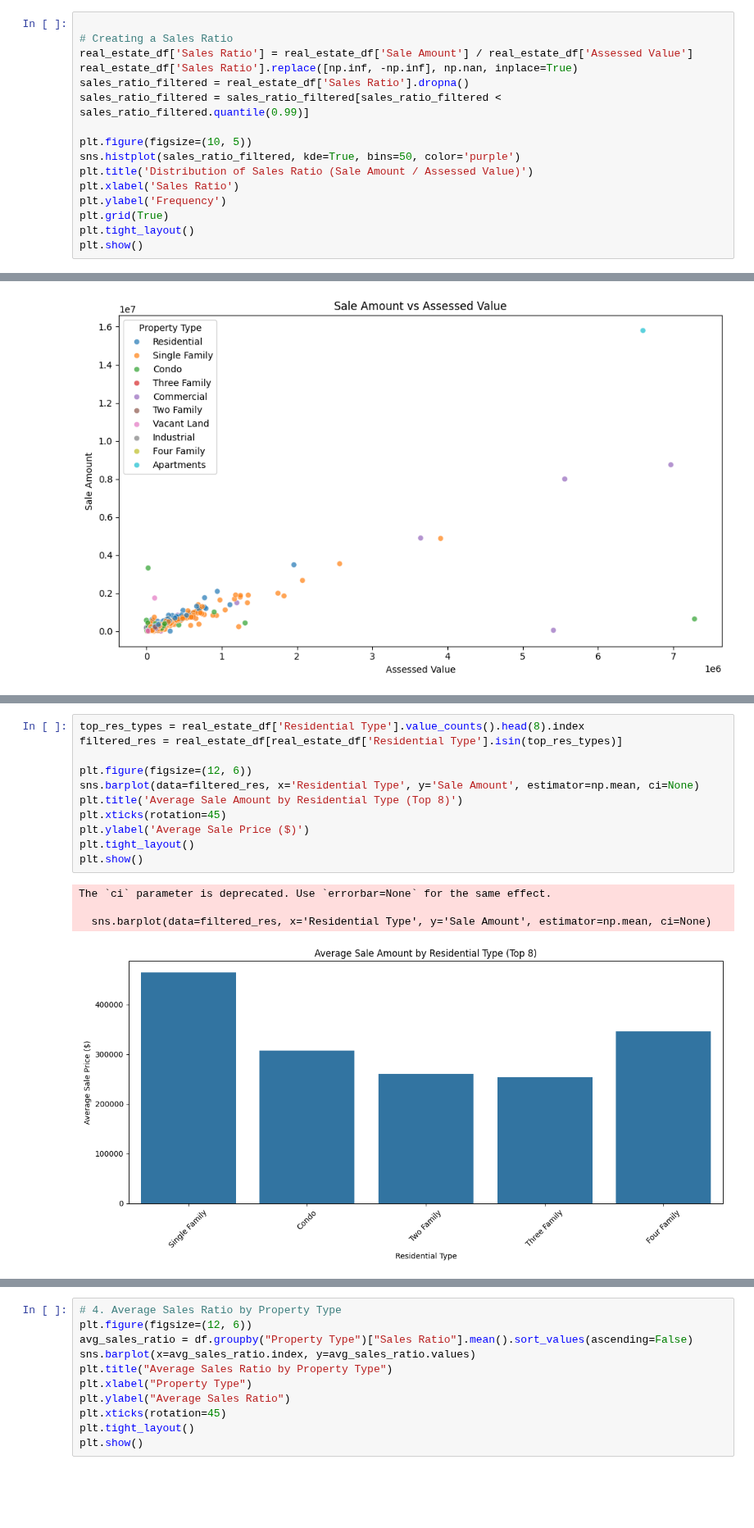
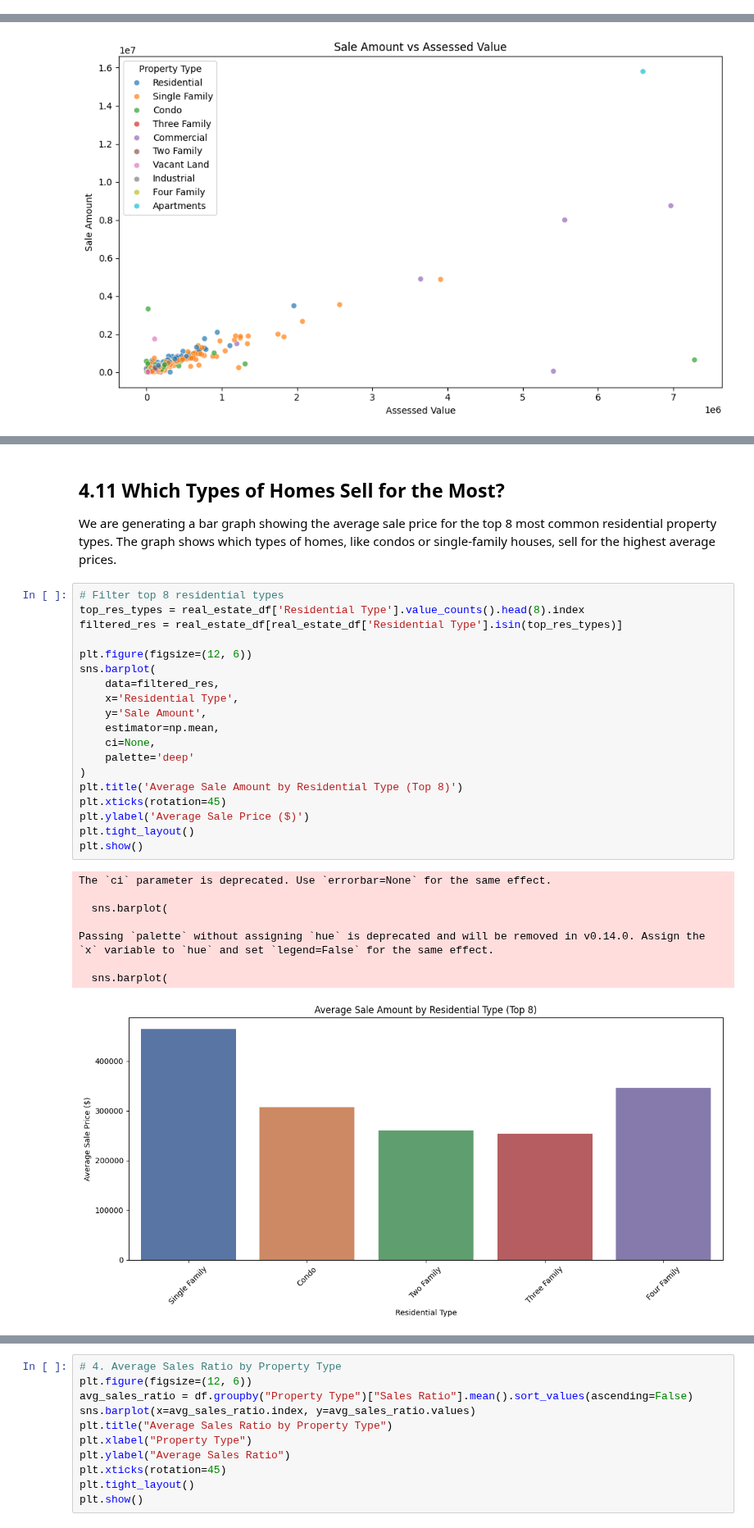
Before and after one commit to kthanikonda/DataWithPython, a Jupyter notebook: Real_Estate_Project-2.ipynb, the cells around one changed output, grey strips where cells are left out. Shown at 82% size. Saved outputs shown, nothing was run; the diff lists cells and outputs as text; blank space fills up the shorter version.

```diff
--- a/Real_Estate_Project-2.ipynb
+++ b/Real_Estate_Project-2.ipynb
@@ -594,16 +593,0 @@ Most values seem to be close to 1, meaning many properties were sold at prices s
-# %%
-
-# Creating a Sales Ratio
-real_estate_df['Sales Ratio'] = real_estate_df['Sale Amount'] / real_estate_df['Assessed Value']
-real_estate_df['Sales Ratio'].replace([np.inf, -np.inf], np.nan, inplace=True)
-sales_ratio_filtered = real_estate_df['Sales Ratio'].dropna()
-sales_ratio_filtered = sales_ratio_filtered[sales_ratio_filtered < sales_ratio_filtered.quantile(0.99)]
-
-plt.figure(figsize=(10, 5))
-sns.histplot(sales_ratio_filtered, kde=True, bins=50, color='purple')
-plt.title('Distribution of Sales Ratio (Sale Amount / Assessed Value)')
-plt.xlabel('Sales Ratio')
-plt.ylabel('Frequency')
-plt.grid(True)
-plt.tight_layout()
-plt.show()
@@ -662,16 +636,32 @@ plt.show()
+# %% [markdown]
+## 4.11 Which Types of Homes Sell for the Most?
+
+We are generating a bar graph showing the average sale price for the top 8 most common residential property types. The graph shows which types of homes, like condos or single-family houses, sell for the highest average prices.
 # %%
+# Filter top 8 residential types
 top_res_types = real_estate_df['Residential Type'].value_counts().head(8).index
 filtered_res = real_estate_df[real_estate_df['Residential Type'].isin(top_res_types)]
 
 plt.figure(figsize=(12, 6))
-sns.barplot(data=filtered_res, x='Residential Type', y='Sale Amount', estimator=np.mean, ci=None)
+sns.barplot(
+    data=filtered_res,
+    x='Residential Type',
+    y='Sale Amount',
+    estimator=np.mean,
+    ci=None,
+    palette='deep'
+)
 plt.title('Average Sale Amount by Residential Type (Top 8)')
 plt.xticks(rotation=45)
 plt.ylabel('Average Sale Price ($)')
 plt.tight_layout()
 plt.show()
 # %% [output]
 The `ci` parameter is deprecated. Use `errorbar=None` for the same effect.
 
-  sns.barplot(data=filtered_res, x='Residential Type', y='Sale Amount', estimator=np.mean, ci=None)
+  sns.barplot(
+
+Passing `palette` without assigning `hue` is deprecated and will be removed in v0.14.0. Assign the `x` variable to `hue` and set `legend=False` for the same effect.
+
+  sns.barplot(
-[figure, old version]
+[figure, new version]
```
Also changed, not shown: parts of 14 cells of this notebook.
